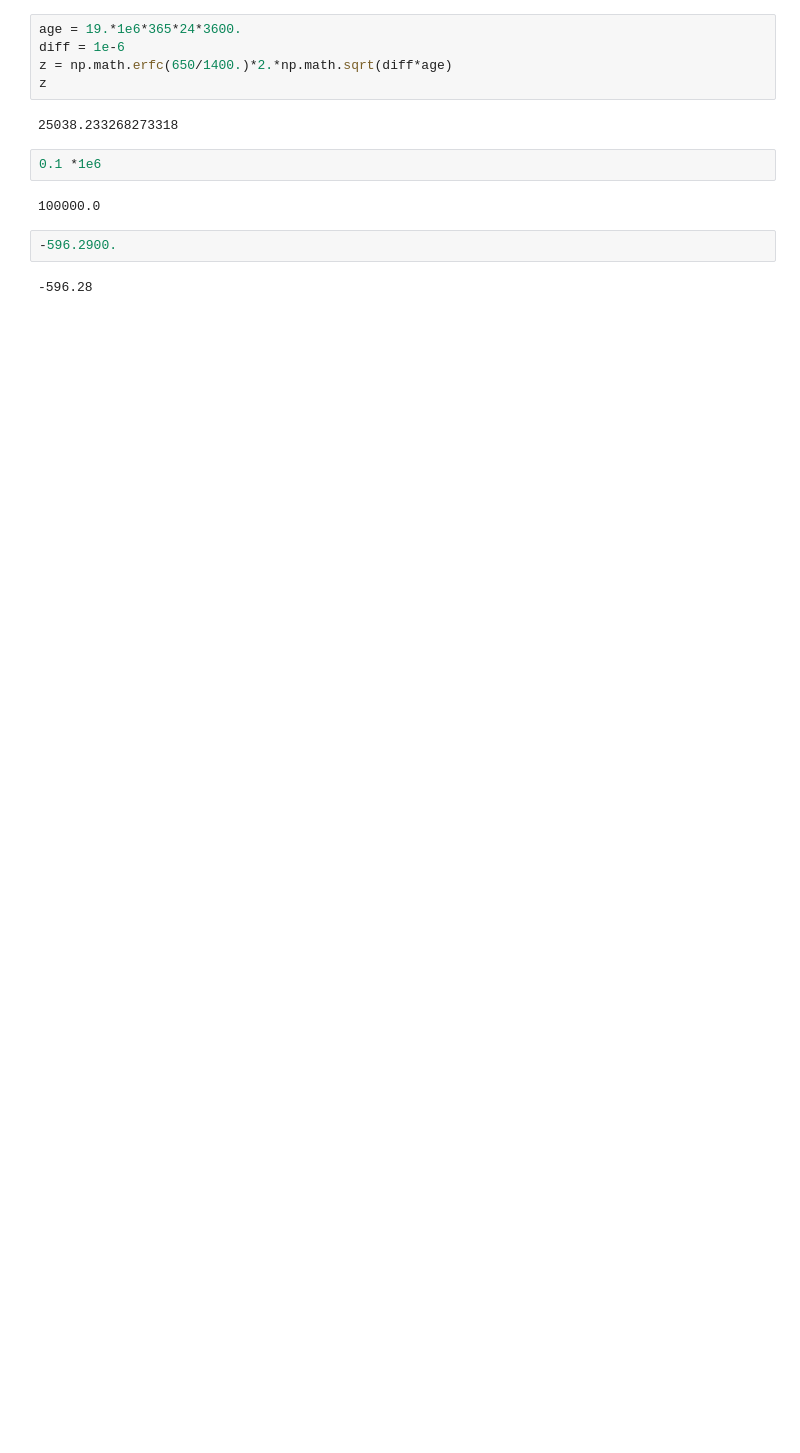
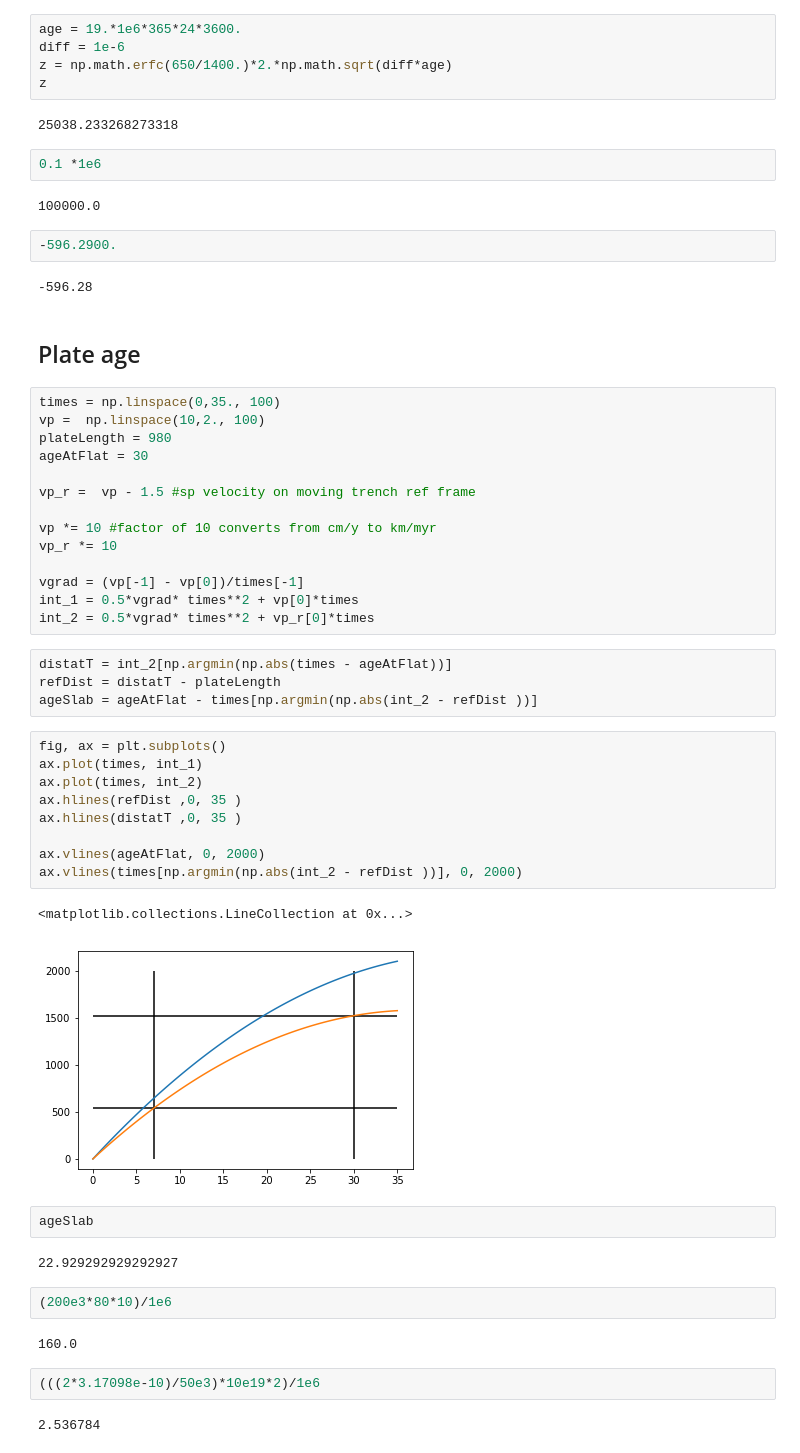
Before and after one commit to dansand/flat_slab, a Jupyter notebook: analysis/stress_curvature.ipynb, the cells around one changed output. Drawn from its saved outputs; the diff is of its cells as text; blank space fills up the shorter version.

```diff
--- a/analysis/stress_curvature.ipynb
+++ b/analysis/stress_curvature.ipynb
@@ -809,3 +809,47 @@ z
 -596.2900.
 # %% [output]
 -596.28
+# %% [markdown]
+## Plate age
+# %%
+times = np.linspace(0,35., 100)
+vp =  np.linspace(10,2., 100)
+plateLength = 980
+ageAtFlat = 30
+
+vp_r =  vp - 1.5 #sp velocity on moving trench ref frame
+
+vp *= 10 #factor of 10 converts from cm/y to km/myr
+vp_r *= 10
+
+vgrad = (vp[-1] - vp[0])/times[-1]
+int_1 = 0.5*vgrad* times**2 + vp[0]*times
+int_2 = 0.5*vgrad* times**2 + vp_r[0]*times
+# %%
+distatT = int_2[np.argmin(np.abs(times - ageAtFlat))]
+refDist = distatT - plateLength
+ageSlab = ageAtFlat - times[np.argmin(np.abs(int_2 - refDist ))]
+# %%
+fig, ax = plt.subplots()
+ax.plot(times, int_1)
+ax.plot(times, int_2)
+ax.hlines(refDist ,0, 35 )
+ax.hlines(distatT ,0, 35 )
+
+ax.vlines(ageAtFlat, 0, 2000)
+ax.vlines(times[np.argmin(np.abs(int_2 - refDist ))], 0, 2000)
+# %% [output]
+<matplotlib.collections.LineCollection at 0x...>
+[figure, added]
+# %%
+ageSlab
+# %% [output]
+22.929292929292927
+# %%
+(200e3*80*10)/1e6
+# %% [output]
+160.0
+# %%
+(((2*3.17098e-10)/50e3)*10e19*2)/1e6
+# %% [output]
+2.536784
```
Also changed, not shown: parts of 3 cells of this notebook, 2 other files.
